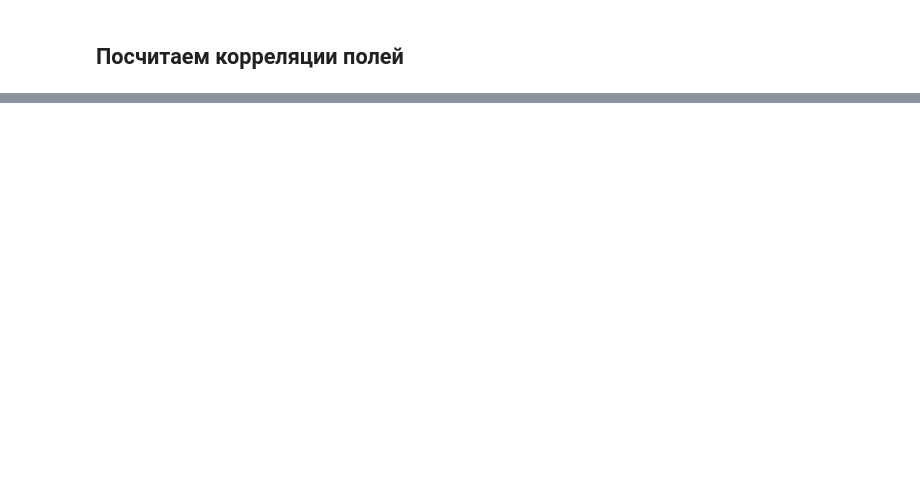
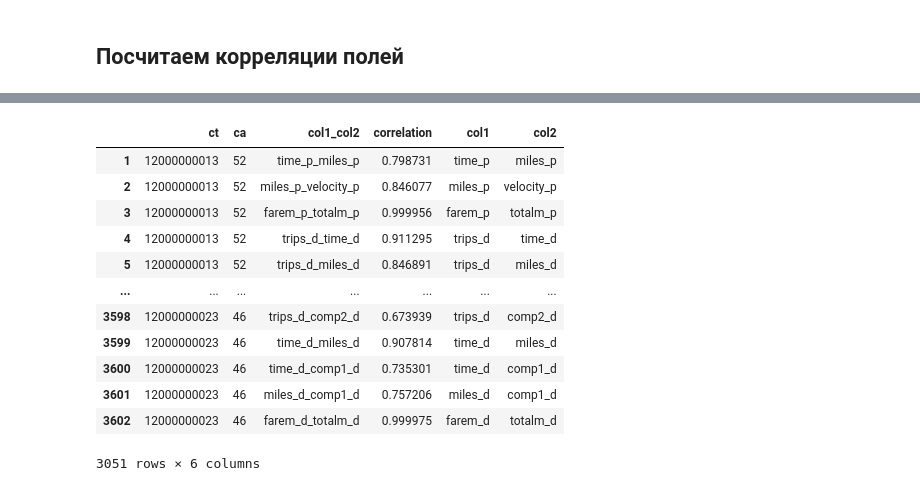
Before and after one commit to kogriv/chicago_spark, a Jupyter notebook: notebooks/aggfe.ipynb, the cells around one changed output, grey strips where cells are left out. Drawn from its saved outputs; the diff is of its cells as text; code cells hidden in the pictures; blank space fills up the shorter version.

Commit message:
aggfe upd get corr features

```diff
--- a/notebooks/aggfe.ipynb
+++ b/notebooks/aggfe.ipynb
@@ -2252,2 +1727,2 @@ df.to_csv('/work/data/correlation_results.csv', index=False)
 # %%
-df = pd.read_csv('/work/data/correlation_results.csv')
+agg_hour_corr = pd.read_csv('/work/data/correlation_results.csv')
@@ -2269,0 +1784,2 @@ df
+# %%
+feat_corr = agg_hour_corr[agg_hour_corr['col1']!='trips_p']
@@ -2269,0 +1788,16 @@ df
+# %%
+feat_corr
+# %% [output]
+|  | ct | ca | col1_col2 | correlation | col1 | col2 |
+| 1 | 12000000013 | 52 | time_p_miles_p | 0.798731 | time_p | miles_p |
+| 2 | 12000000013 | 52 | miles_p_velocity_p | 0.846077 | miles_p | velocity_p |
+| 3 | 12000000013 | 52 | farem_p_totalm_p | 0.999956 | farem_p | totalm_p |
+| 4 | 12000000013 | 52 | trips_d_time_d | 0.911295 | trips_d | time_d |
+| 5 | 12000000013 | 52 | trips_d_miles_d | 0.846891 | trips_d | miles_d |
+| ... | ... | ... | ... | ... | ... | ... |
+| 3598 | 12000000023 | 46 | trips_d_comp2_d | 0.673939 | trips_d | comp2_d |
+| 3599 | 12000000023 | 46 | time_d_miles_d | 0.907814 | time_d | miles_d |
+| 3600 | 12000000023 | 46 | time_d_comp1_d | 0.735301 | time_d | comp1_d |
+| 3601 | 12000000023 | 46 | miles_d_comp1_d | 0.757206 | miles_d | comp1_d |
+| 3602 | 12000000023 | 46 | farem_d_totalm_d | 0.999975 | farem_d | totalm_d |
+3051 rows × 6 columns
```
Also changed, not shown: parts of 100 cells of this notebook, 2 other files.
